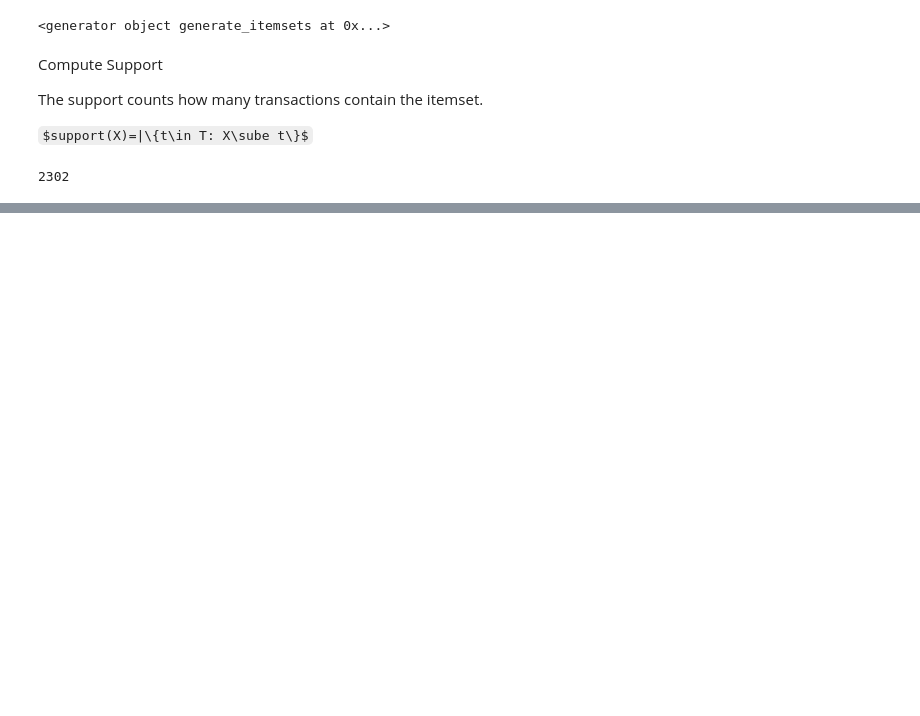
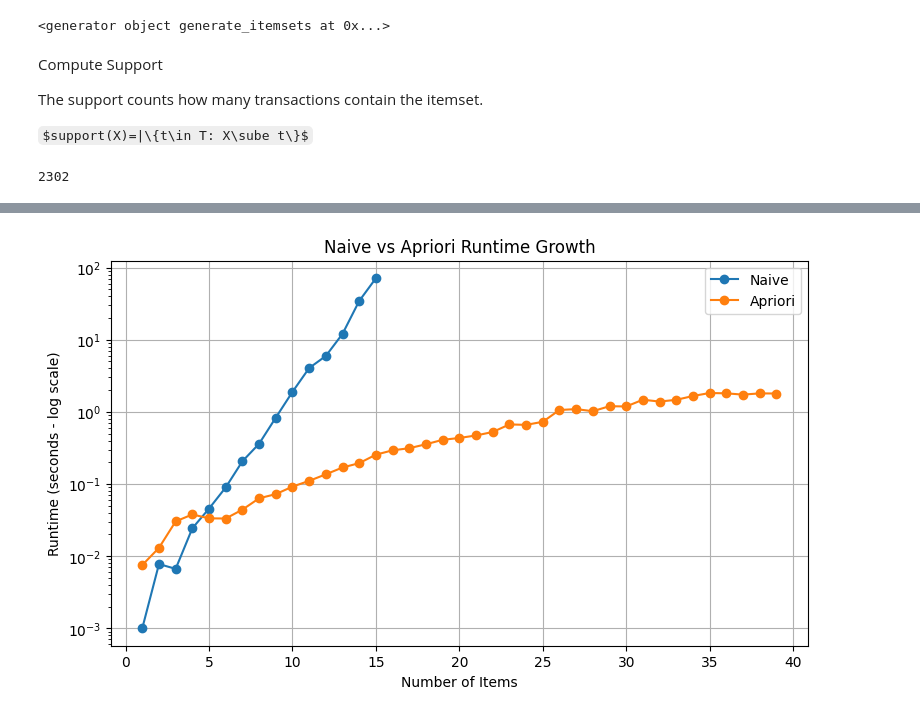
Before and after one commit to IagoNat/Descriptive-Learning, a Jupyter notebook: 00_Item_Set_Mining.ipynb, the cells around one changed output, grey strips where cells are left out. Drawn from its saved outputs; the diff is of its cells as text; code cells hidden in the pictures; some formulas as TeX source; blank space fills up the shorter version.

```diff
--- a/00_Item_Set_Mining.ipynb
+++ b/00_Item_Set_Mining.ipynb
@@ -293,0 +409,14 @@ plt.show()
+# %%
+def count_support(candidates, transactions, minsup):
+  counts = Counter()
+
+  for t in transactions:
+    for c in candidates:
+      if c.issubset(t):
+        counts[c] += 1
+
+  return {
+    c: sup
+    for c, sup in counts.items()
+    if sup >= minsup
+  }
@@ -293,0 +463,10 @@ plt.show()
+# %%
+def apriori_wrapper(transactions, minsup):
+    apriori(transactions, minsup)
+# %%
+run_times_apriori = benchmark_algorithm(
+    df,
+    apriori_wrapper,
+    minsup=1000,
+    item_range=range(1, 40)
+)
@@ -293,0 +491,20 @@ plt.show()
+# %%
+n1, t1 = zip(*run_times_naive)
+n2, t2 = zip(*run_times_apriori)
+
+plt.figure(figsize=(9,5))
+
+plt.plot(n1, t1, marker="o", label="Naive")
+plt.plot(n2, t2, marker="o", label="Apriori")
+
+plt.yscale("log")
+
+plt.xlabel("Number of Items")
+plt.ylabel("Runtime (seconds - log scale)")
+plt.title("Naive vs Apriori Runtime Growth")
+
+plt.legend()
+plt.grid(True)
+plt.show()
+# %% [output]
+[figure, added]
```
Also changed, not shown: parts of 58 cells of this notebook, 8 other files.
